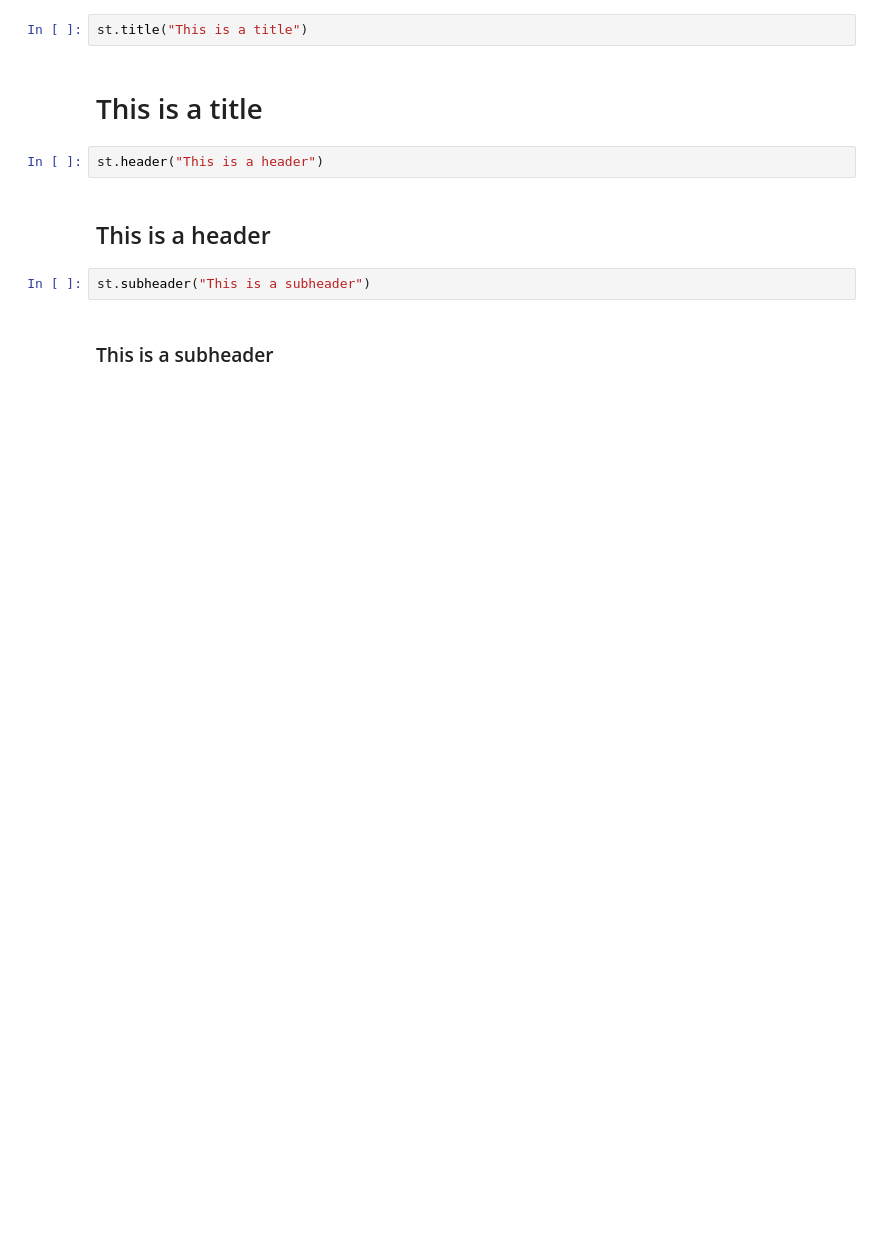
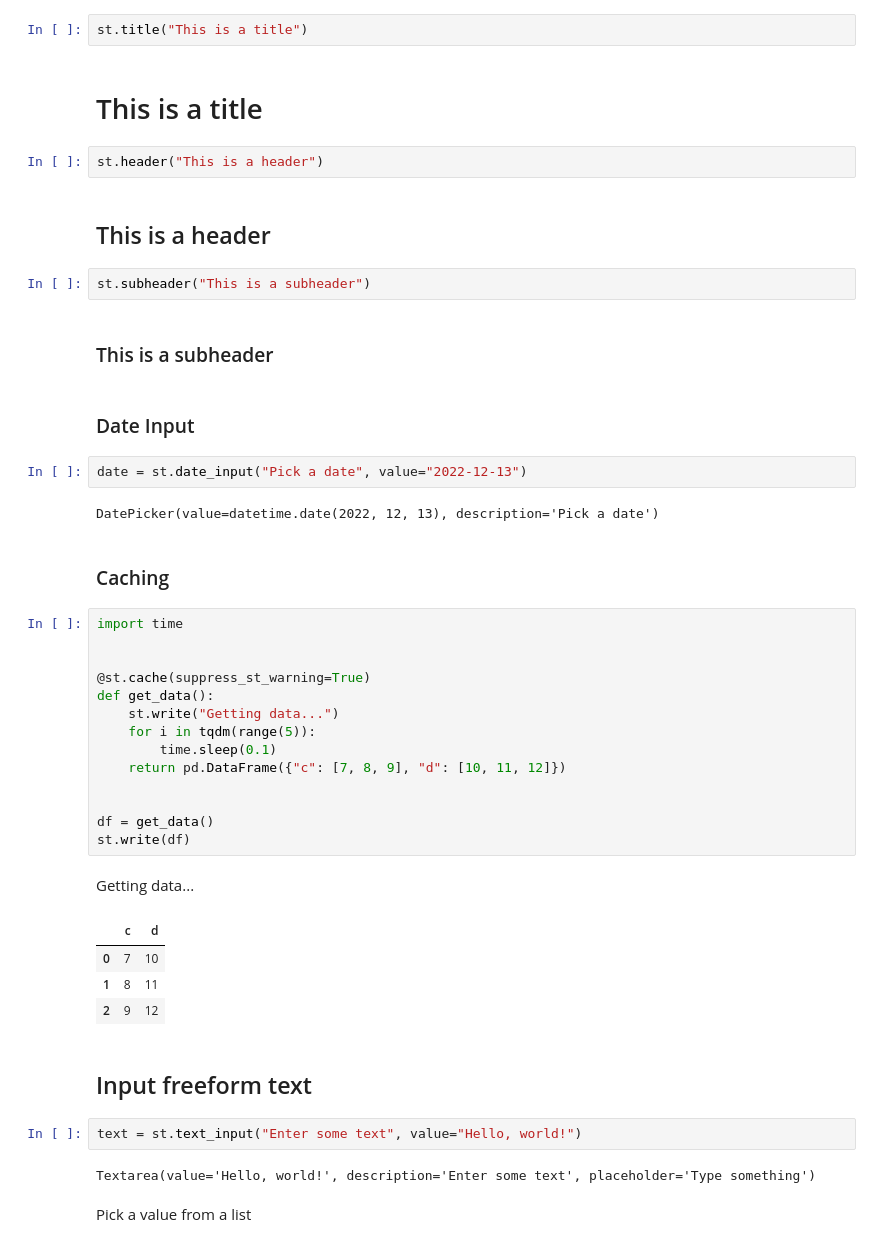
Before and after one commit to ddobrinskiy/streamlit-jupyter, a Jupyter notebook: nbs/README.ipynb, the cells around one changed output. Saved outputs shown, nothing was run; the diff lists cells and outputs as text; blank space fills up the shorter version.

```diff
--- a/nbs/README.ipynb
+++ b/nbs/README.ipynb
@@ -72,3 +82,39 @@ st.header("This is a header")
 st.subheader("This is a subheader")
 # %% [output]
 ### This is a subheader
+# %% [markdown]
+### Date Input
+# %%
+date = st.date_input("Pick a date", value="2022-12-13")
+# %% [output]
+DatePicker(value=datetime.date(2022, 12, 13), description='Pick a date')
+# %% [markdown]
+### Caching
+# %%
+import time
+
+
+@st.cache(suppress_st_warning=True)
+def get_data():
+    st.write("Getting data...")
+    for i in tqdm(range(5)):
+        time.sleep(0.1)
+    return pd.DataFrame({"c": [7, 8, 9], "d": [10, 11, 12]})
+
+
+df = get_data()
+st.write(df)
+# %% [output]
+Getting data...
+|  | c | d |
+| 0 | 7 | 10 |
+| 1 | 8 | 11 |
+| 2 | 9 | 12 |
+# %% [markdown]
+## Input freeform text
+# %%
+text = st.text_input("Enter some text", value="Hello, world!")
+# %% [output]
+Textarea(value='Hello, world!', description='Enter some text', placeholder='Type something')
+# %% [markdown]
+Pick a value from a list
```
Also changed, not shown: parts of 4 cells of this notebook, 9 other files.
